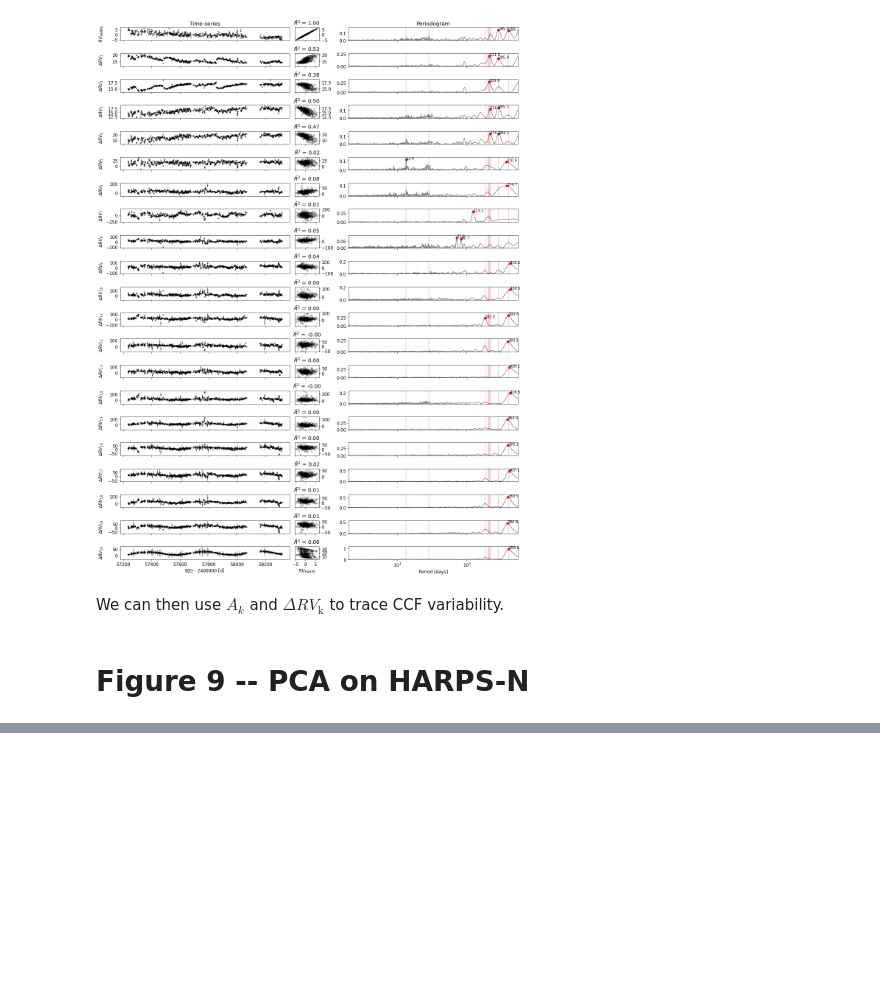
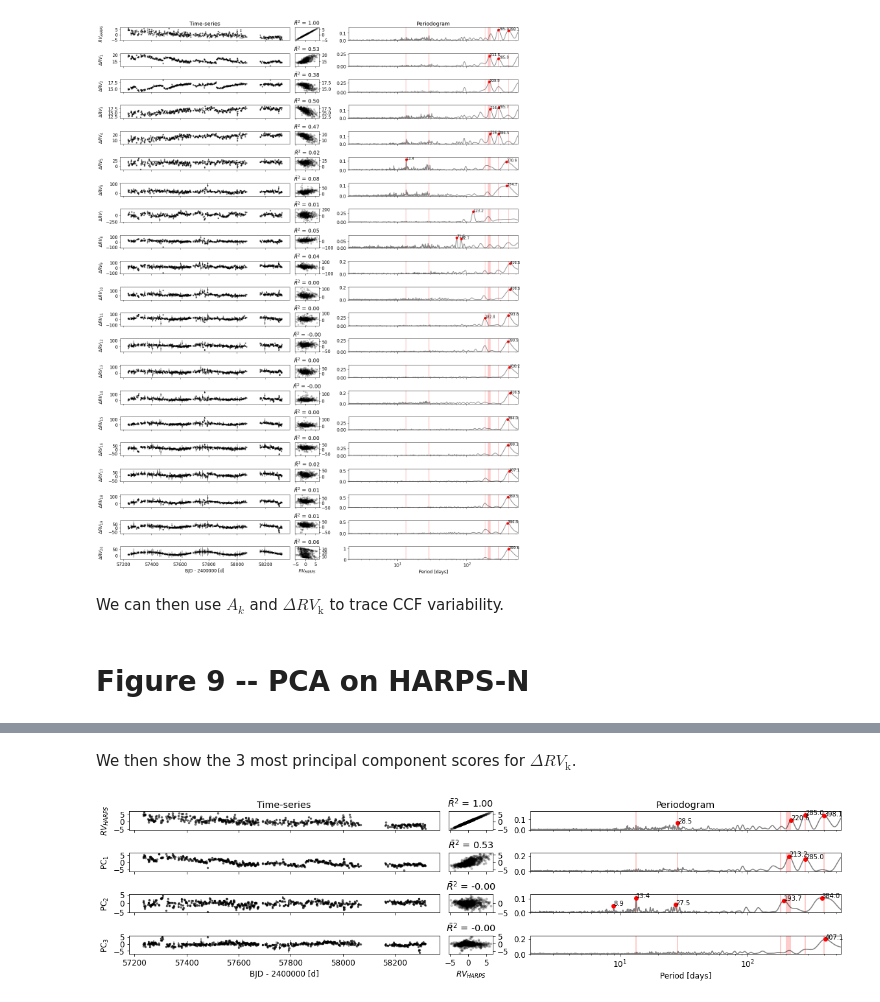
Before and after one commit to jinglinzhao/FIESTA-II, a Jupyter notebook: HARPS-N.ipynb, the cells around one changed output, grey strips where cells are left out. Saved outputs shown, nothing was run; the diff lists cells and outputs as text; code cells hidden in the pictures; blank space fills up the shorter version.

Commit message:
figure9

```diff
--- a/HARPS-N.ipynb
+++ b/HARPS-N.ipynb
@@ -588,3 +592,3 @@ We can then use $A_k$ and $\Delta RV_\textrm{k}$ to trace CCF variability.
 # %%
-PC, weighted_pca_score, err_weighted_pca_score, n_pca = weighted_pca(X=ΔRV_k.T, X_err=eRV_FT_k.T, nor=True)
+PC, weighted_pca_score, err_weighted_pca_score, n_pca = weighted_pca(X=ΔRV_k[:9,:].T, X_err=eRV_FT_k[:9,:].T, nor=True)
 # %% [output]
@@ -672,0 +609,14 @@ def weighted_pca(X, X_err, n_pca=None, nor=False):
+# %% [markdown]
+We then show the 3 most principal component scores for $\Delta RV_\textrm{k}$.
+# %%
+plot_all(k_mode=3, t=bjd_daily, rv=rv_daily, erv=erv_daily,
+    vlines = [13.4, 28.5, 365/2, 285, 400],
+    ind=weighted_pca_score.T, eind=err_weighted_pca_score.T,
+    ts_xlabel='BJD - 2400000 [d]',
+    rv_xlabel='$RV_{HARPS}$',
+    pe_xlabel='Period [days]',
+    ind_yalbel='PC',
+    height_ratio=0.4,
+    file_name='Figure/PCA_delta_RV_k_max={:d}.pdf'.format(k_max))
+# %% [output]
+[figure, added]
```
Also changed, not shown: parts of 7 cells of this notebook, 3 other files.
